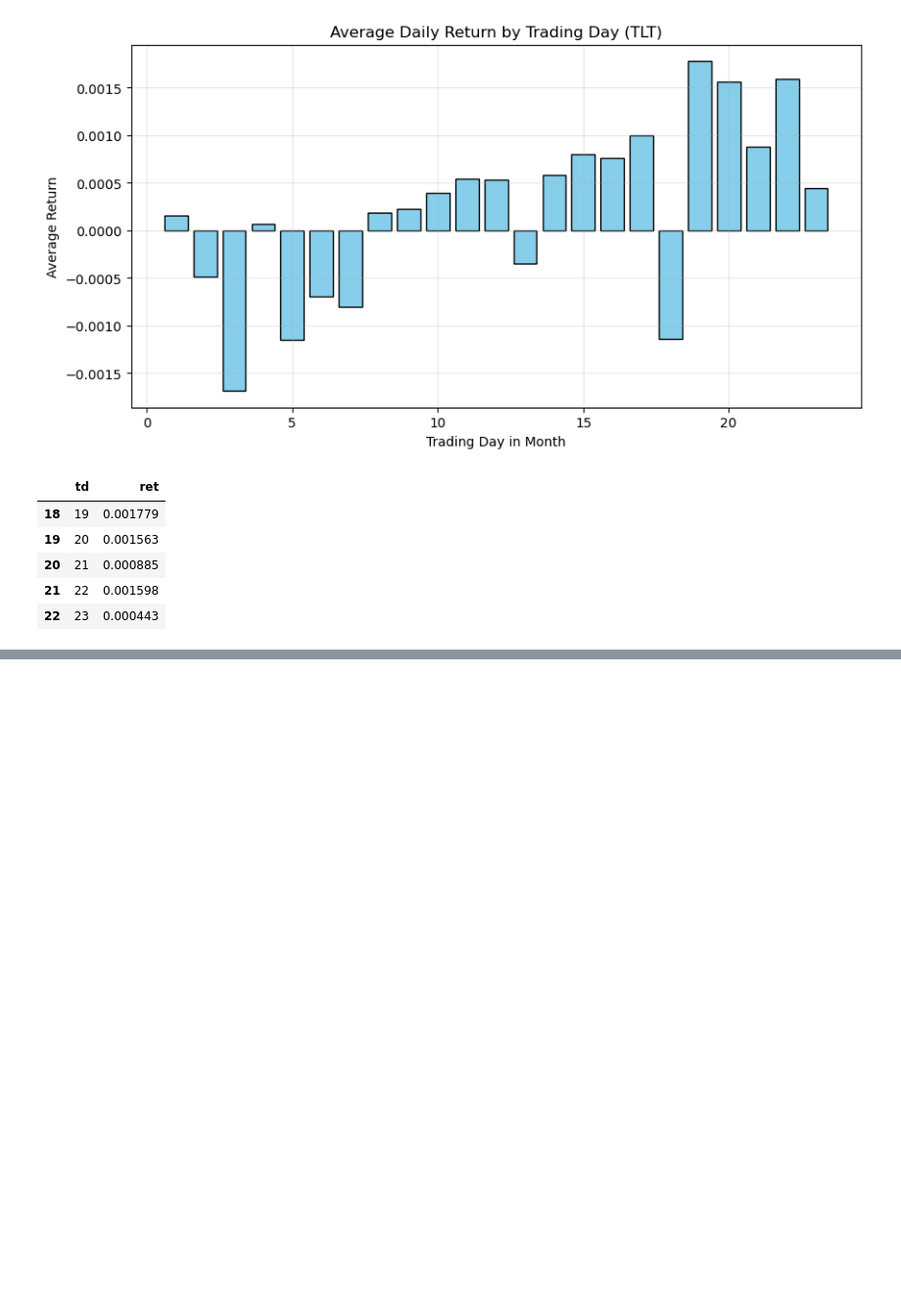
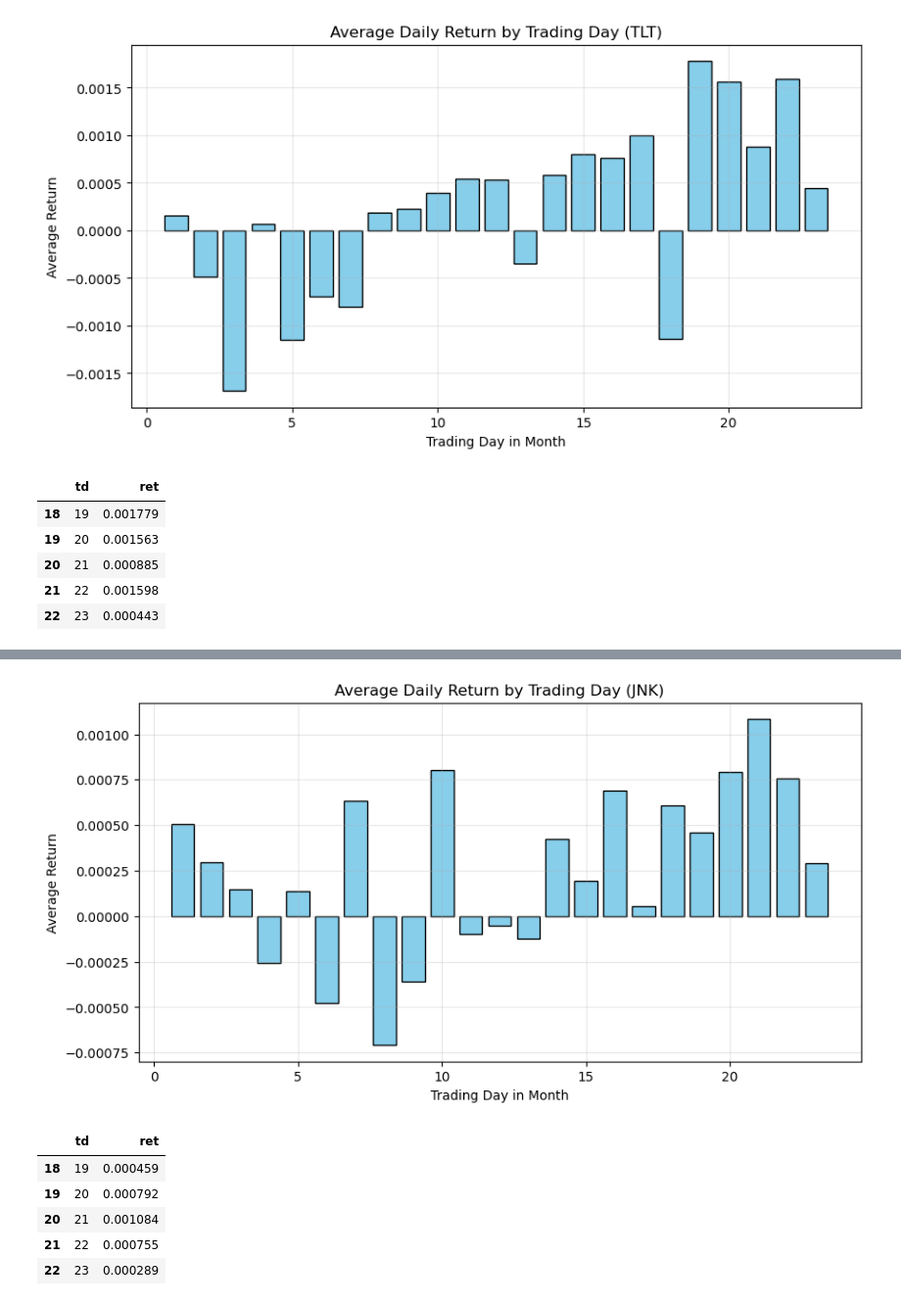
Before and after one commit to scimmione1/FromZeroToQuant-, a Jupyter notebook: 09_papers/01_The Unintended Consequences of Rebalancing/13_JNK_etf.ipynb, the cells around one changed output, grey strips where cells are left out. Shown at 98% size. Cells and saved outputs as stored; diff of their text form; code cells hidden in the pictures; blank space fills up the shorter version.

Commit message:
avg_daily_returns_jnk

```diff
--- a/09_papers/01_The Unintended Consequences of Rebalancing/13_JNK_etf.ipynb
+++ b/09_papers/01_The Unintended Consequences of Rebalancing/13_JNK_etf.ipynb
@@ -330,0 +351,41 @@ avg_daily_returns.tail()
+# %%
+# Keep only rows where the ticker is 'JNK'
+jnk = data[data['Ticker'] == 'JNK'].copy()
+
+# Add 'ym' column as the end of the month for each date
+jnk['ym'] = jnk['Date'] + pd.offsets.MonthEnd(0)
+
+# Calculate daily return based on the Close price
+jnk['ret'] = jnk['Close'].pct_change()
+
+# Keep only data after 1st August 2002
+jnk_filtered = jnk[jnk['Date'] >= dt.datetime(2002, 8, 1)].copy()
+
+# For each month, number the days starting from 1
+jnk_filtered['td'] = jnk_filtered.groupby('ym').cumcount() + 1
+
+# Group by the trading day number and take the mean of returns
+avg_daily_returns_jnk = jnk_filtered.groupby('td')['ret'].mean().reset_index()
+
+# Plot average daily returns using matplotlib
+plt.figure(figsize=(10, 5))
+plt.bar(avg_daily_returns_jnk['td'], avg_daily_returns_jnk['ret'], color='skyblue', edgecolor='black')
+
+# Add labels and title
+plt.title("Average Daily Return by Trading Day (JNK)")
+plt.xlabel("Trading Day in Month")
+plt.ylabel("Average Return")
+plt.grid(alpha=0.3)
+
+plt.show()
+
+# Show the last few rows of the data for reference
+avg_daily_returns_jnk.tail()
+# %% [output]
+[figure, added]
+|  | td | ret |
+| 18 | 19 | 0.000459 |
+| 19 | 20 | 0.000792 |
+| 20 | 21 | 0.001084 |
+| 21 | 22 | 0.000755 |
+| 22 | 23 | 0.000289 |
```
Also changed, not shown: parts of 1 cell of this notebook.
